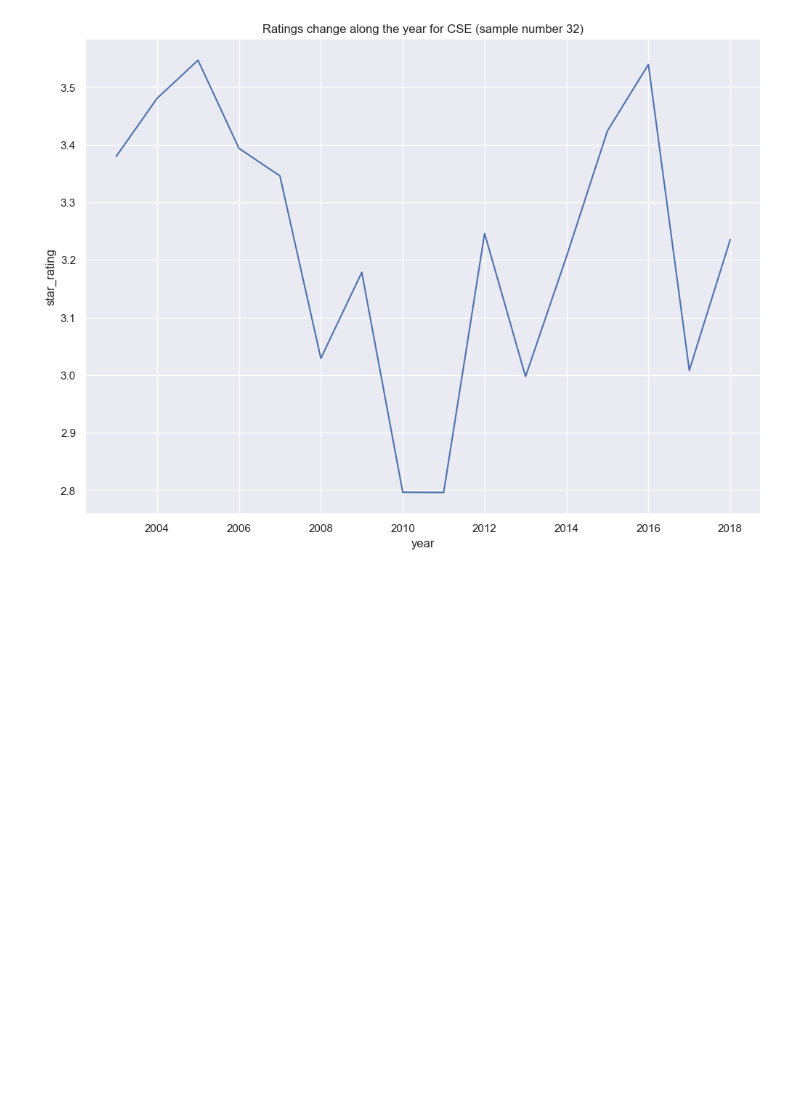
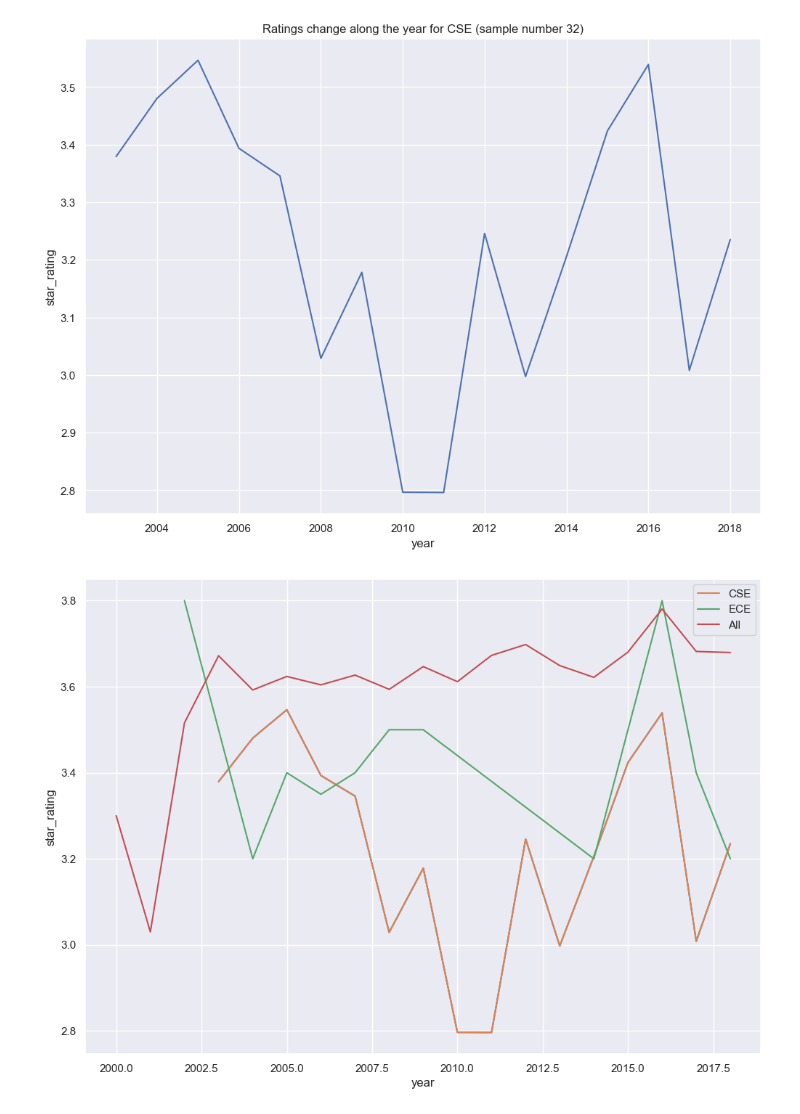
Before and after one commit to lhy6968/ECE-143-Programming-for-Data-Analysis, a Jupyter notebook: NaiwenShi.ipynb, the cells around one changed output. Saved outputs shown, nothing was run; the diff lists cells and outputs as text; code cells hidden in the pictures; blank space fills up the shorter version.

```diff
--- a/NaiwenShi.ipynb
+++ b/NaiwenShi.ipynb
@@ -146,3 +146,18 @@ ax = sns.lineplot(x='year', y='star_rating', data=df8_CSE).set(title=title1)
 plt.show()
 # %% [output]
 [figure]
+# %%
+'''
+Plot three in one
+'''
+fig, ax = plt.subplots()
+sns.lineplot(data=df8_CSE,x='year', y='star_rating', ax=ax, legend=True)
+# sns.lineplot(data=df8_ECE,x='year', y='star_rating', ax=ax, legend=True)
+# sns.lineplot(data=df8,x='year', y='star_rating', ax=ax, legend=True)
+ax = sns.lineplot(x='year', y='star_rating', data=df8_CSE, label="CSE")
+ax = sns.lineplot(x='year', y='star_rating', data=df8_ECE, label="ECE")
+ax = sns.lineplot(x='year', y='star_rating', data=df8, label="All")
+plt.legend()
+plt.show()
+# %% [output]
+[figure, added]
```
